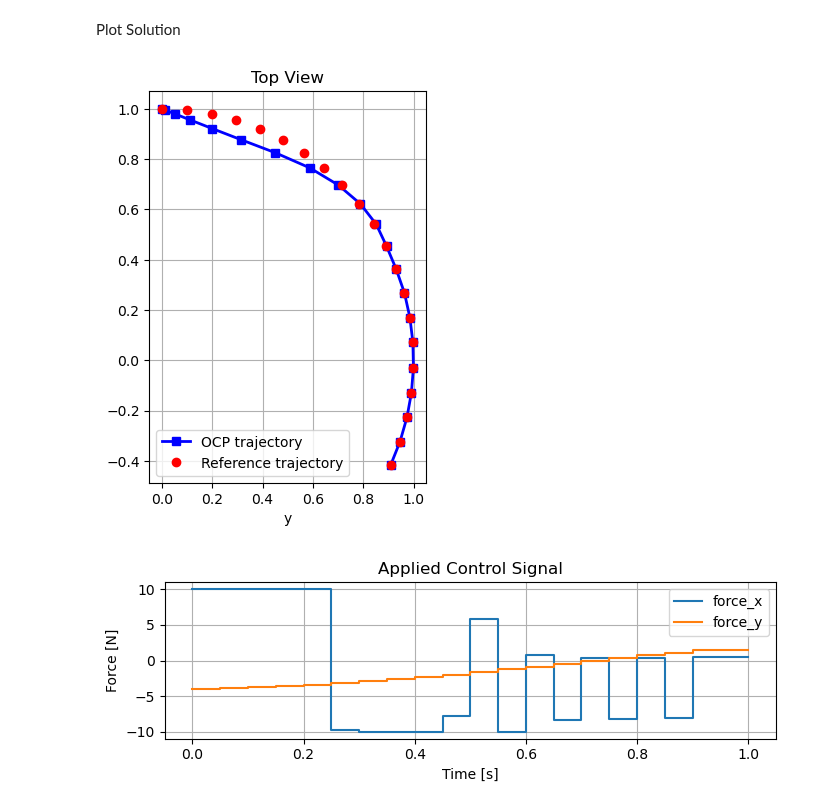
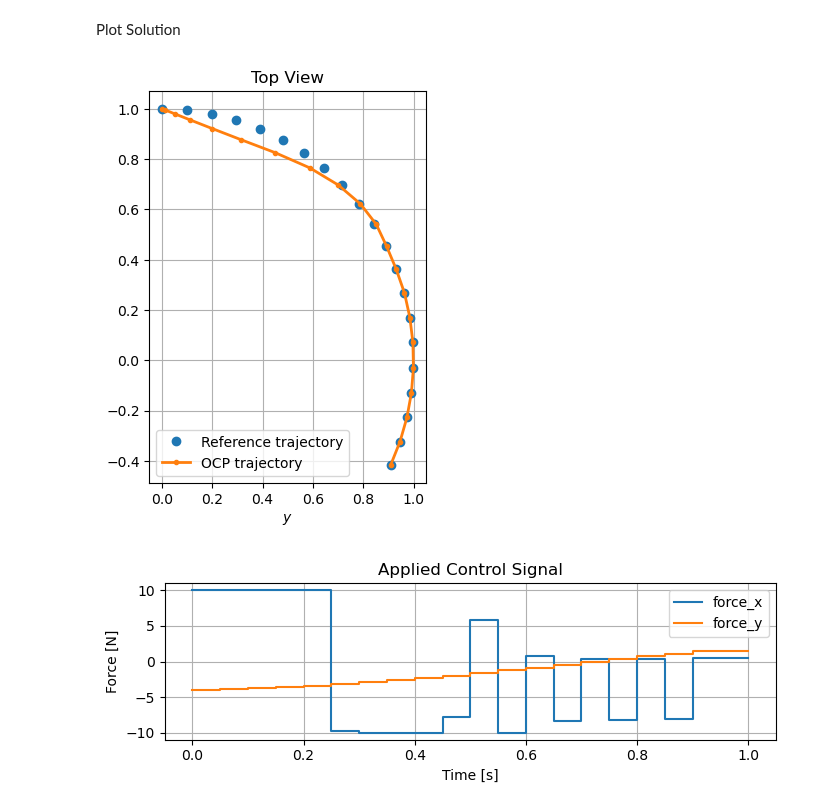
Before and after one commit to billtubbs/casadi-examples, a Jupyter notebook: 09-Time-Optimal-Control.ipynb, the cells around one changed output. Saved outputs shown, nothing was run; the diff lists cells and outputs as text; code cells hidden in the pictures.

```diff
--- a/09-Time-Optimal-Control.ipynb
+++ b/09-Time-Optimal-Control.ipynb
@@ -158,25 +161,25 @@ tracking_rmse
 # %% [markdown]
 Plot Solution
 # %%
-def make_trajectory_plot(xsol, ref):
-    fig, ax = plt.subplots(figsize=(3.5, 5.5))
-    ax.plot(xsol[0, :].T, xsol[1, :].T, 'bs-', linewidth=2, label='OCP trajectory')
-    ax.plot(ref[0, :].T, ref[1, :].T, 'ro', linewidth=3, label='Reference trajectory')
+def make_trajectory_plot(xsol, ref, figsize=(3.5, 5.5)):
+    fig, ax = plt.subplots(figsize=figsize)
+    ax.plot(ref[0, :].T, ref[1, :].T, 'o', linewidth=3, label='Reference trajectory')
+    ax.plot(xsol[0, :].T, xsol[1, :].T, '.-', linewidth=2, label='OCP trajectory')
     ax.legend()
-    ax.set_xlabel('x')
-    ax.set_xlabel('y')
+    ax.set_xlabel('$x$')
+    ax.set_xlabel('$y$')
     ax.set_aspect('equal')
     ax.grid()
     ax.set_title('Top View')
 
 xsol = sol.value(X)
 make_trajectory_plot(xsol, ref)
 plt.tight_layout()
 filename = f'toc_sol_1_1a_top_view.pdf'
 plt.savefig(os.path.join(plot_dir, filename))
 plt.show()
 # %% [output]
-[figure, old version]
+[figure, new version]
 # %%
 def make_control_signal_plot(usol):
     plt.figure(figsize=(7, 2.5))
```
Also changed, not shown: parts of 51 cells of this notebook.
